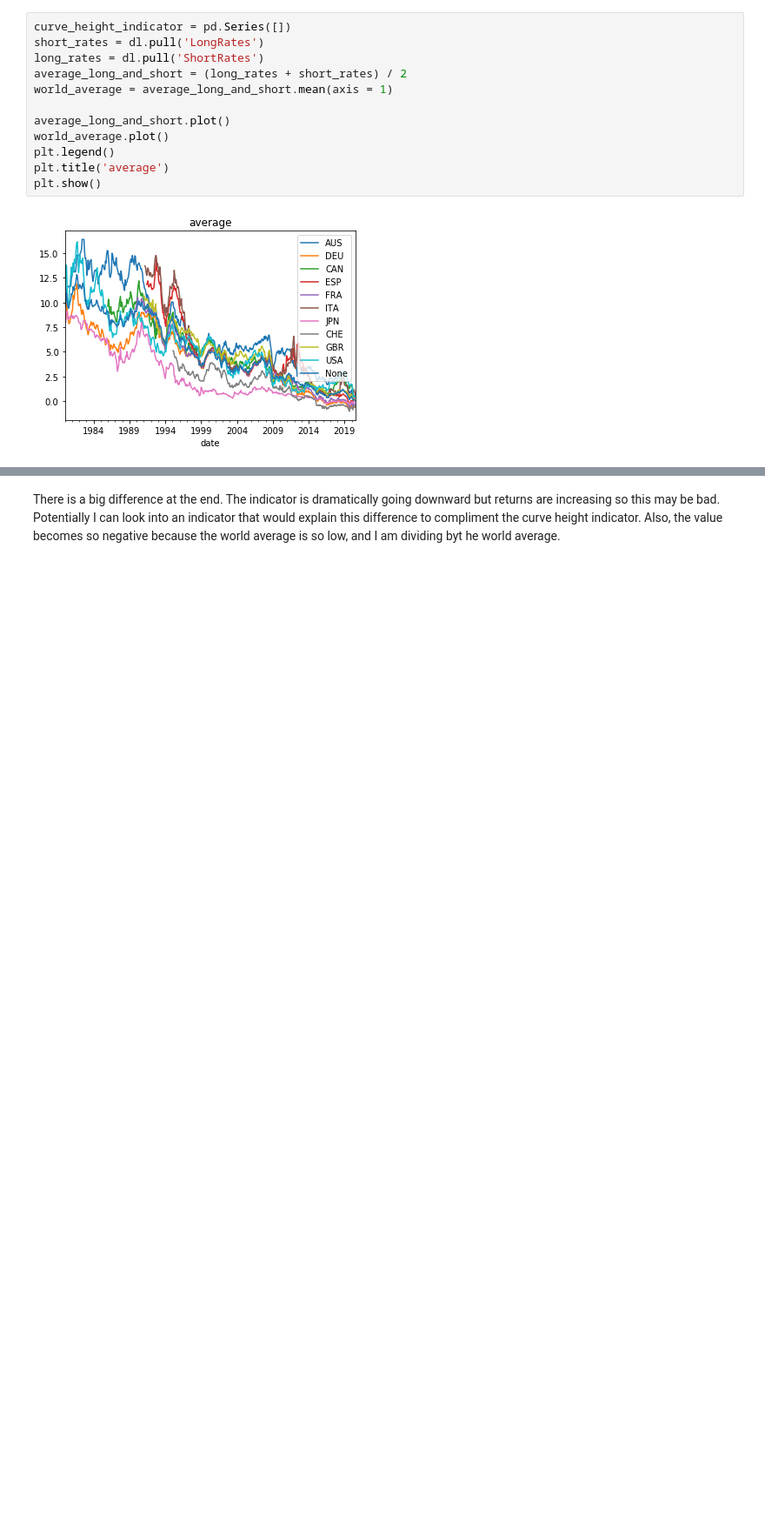
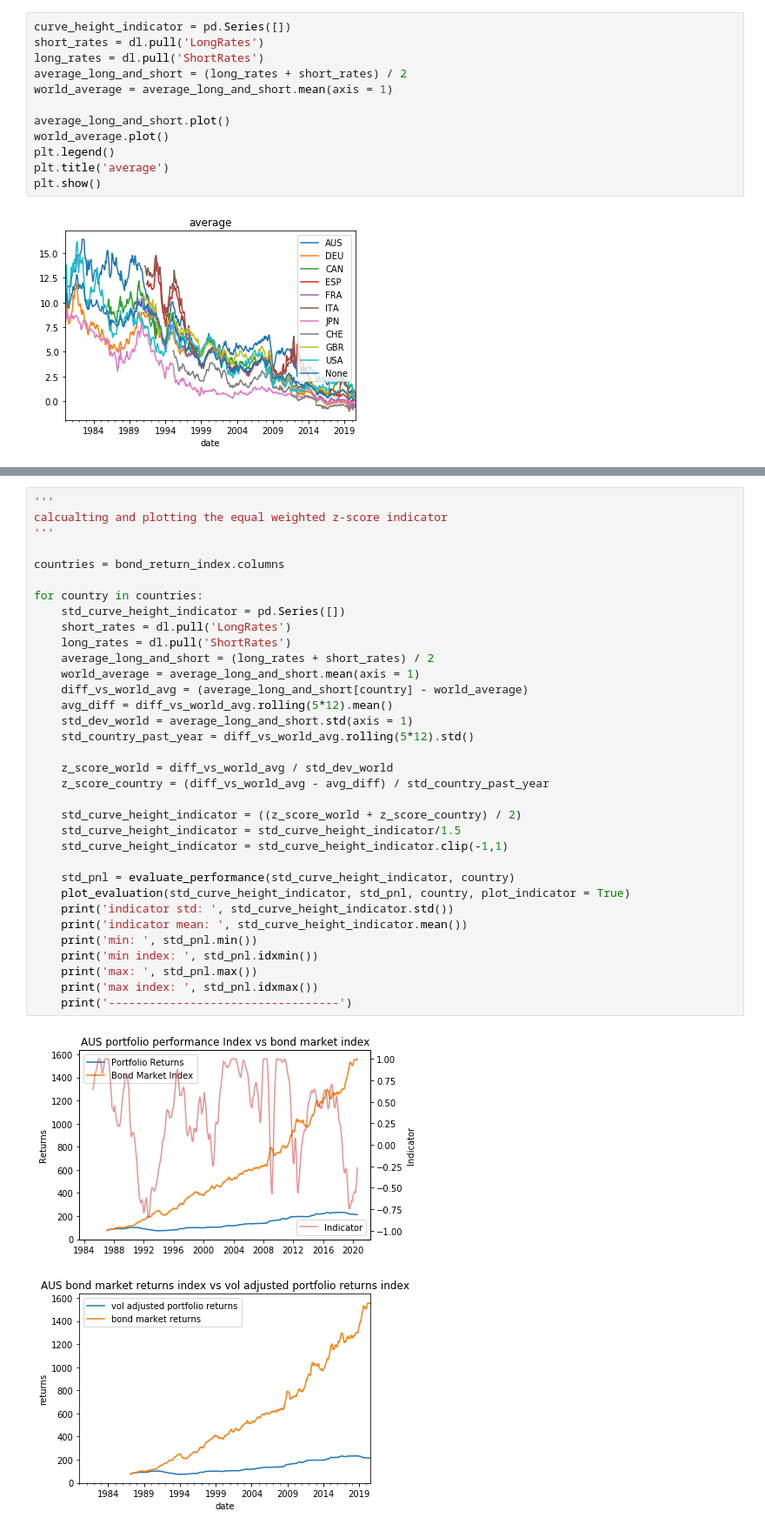
Before and after one commit to Mike-Huntress/Internship2020, a Jupyter notebook: SampleSignal/curve_height_indicator_work.ipynb, the cells around one changed output, grey strips where cells are left out. Shown at 87% size. Saved outputs shown, nothing was run; the diff lists cells and outputs as text; blank space fills up the shorter version.

```diff
--- a/SampleSignal/curve_height_indicator_work.ipynb
+++ b/SampleSignal/curve_height_indicator_work.ipynb
@@ -235,2 +113,37 @@ plot_evaluation(curve_height_indicator, pnl, position)
-# %% [markdown]
-There is a big difference at the end. The indicator is dramatically going downward but returns are increasing so this may be bad. Potentially I can look into an indicator that would explain this difference to compliment the curve height indicator. Also, the value becomes so negative because the world average is so low, and I am dividing byt he world average.
+# %%
+'''
+calcualting and plotting the equal weighted z-score indicator
+'''
+
+countries = bond_return_index.columns
+
+for country in countries:
+    std_curve_height_indicator = pd.Series([])
+    short_rates = dl.pull('LongRates')
+    long_rates = dl.pull('ShortRates')
+    average_long_and_short = (long_rates + short_rates) / 2
+    world_average = average_long_and_short.mean(axis = 1)
+    diff_vs_world_avg = (average_long_and_short[country] - world_average)
+    avg_diff = diff_vs_world_avg.rolling(5*12).mean()
+    std_dev_world = average_long_and_short.std(axis = 1)
+    std_country_past_year = diff_vs_world_avg.rolling(5*12).std()
+
+    z_score_world = diff_vs_world_avg / std_dev_world
+    z_score_country = (diff_vs_world_avg - avg_diff) / std_country_past_year
+
+    std_curve_height_indicator = ((z_score_world + z_score_country) / 2)
+    std_curve_height_indicator = std_curve_height_indicator/1.5
+    std_curve_height_indicator = std_curve_height_indicator.clip(-1,1)
+
+    std_pnl = evaluate_performance(std_curve_height_indicator, country)
+    plot_evaluation(std_curve_height_indicator, std_pnl, country, plot_indicator = True)
+    print('indicator std: ', std_curve_height_indicator.std())
+    print('indicator mean: ', std_curve_height_indicator.mean())
+    print('min: ', std_pnl.min())
+    print('min index: ', std_pnl.idxmin())
+    print('max: ', std_pnl.max())
+    print('max index: ', std_pnl.idxmax())
+    print('----------------------------------')
+# %% [output]
+[figure, added]
+[figure, added]
```
Also changed, not shown: parts of 21 cells of this notebook, 3 other files.
